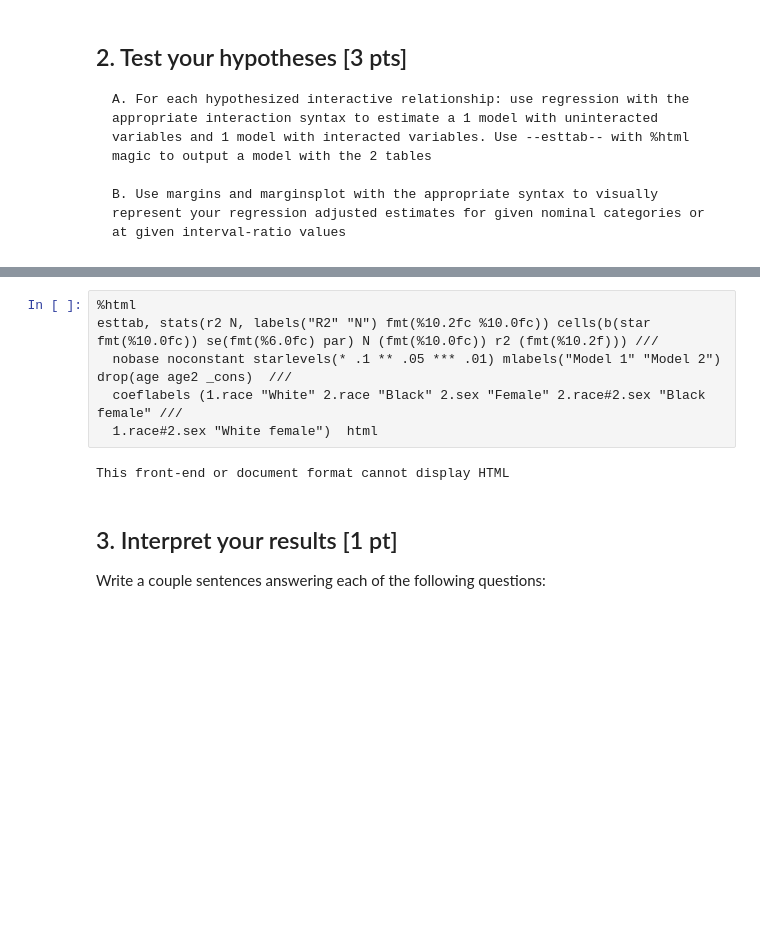
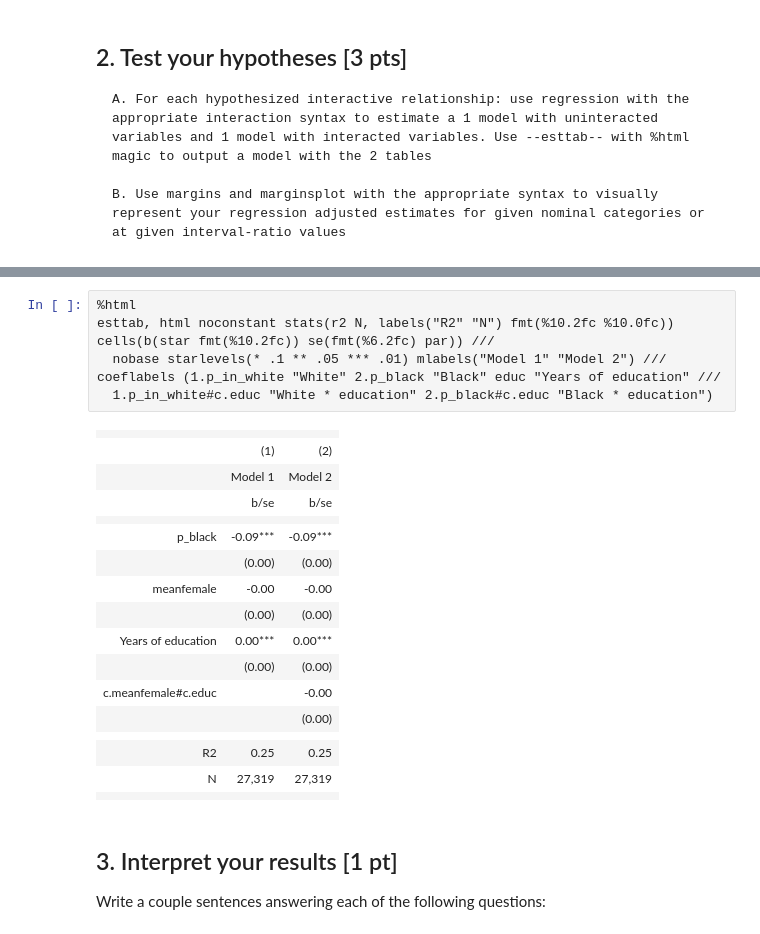
Before and after one commit to scarmen26/Methods-review, a Jupyter notebook: week8/researchassignment4.ipynb, the cells around one changed output, grey strips where cells are left out. Drawn from its saved outputs; the diff is of its cells as text; blank space fills up the shorter version.

```diff
--- a/week8/researchassignment4.ipynb
+++ b/week8/researchassignment4.ipynb
@@ -188,11 +183,27 @@ sex
 # %%
 %html
-esttab, stats(r2 N, labels("R2" "N") fmt(%10.2fc %10.0fc)) cells(b(star fmt(%10.0fc)) se(fmt(%6.0fc) par) N (fmt(%10.0fc)) r2 (fmt(%10.2f))) ///
-  nobase noconstant starlevels(* .1 ** .05 *** .01) mlabels("Model 1" "Model 2") drop(age age2 _cons)  ///
-  coeflabels (1.race "White" 2.race "Black" 2.sex "Female" 2.race#2.sex "Black female" ///
-  1.race#2.sex "White female")  html
+esttab, html noconstant stats(r2 N, labels("R2" "N") fmt(%10.2fc %10.0fc)) cells(b(star fmt(%10.2fc)) se(fmt(%6.2fc) par)) ///
+  nobase starlevels(* .1 ** .05 *** .01) mlabels("Model 1" "Model 2") ///
+coeflabels (1.p_in_white "White" 2.p_black "Black" educ "Years of education" ///
+  1.p_in_white#c.educ "White * education" 2.p_black#c.educ "Black * education")
 # %% [output]
-This front-end or document format cannot display HTML
+|  |  |  |
+|  | (1) | (2) |
+|  | Model 1 | Model 2 |
+|  | b/se | b/se |
+|  |  |  |
+| p_black | -0.09*** | -0.09*** |
+|  | (0.00) | (0.00) |
+| meanfemale | -0.00 | -0.00 |
+|  | (0.00) | (0.00) |
+| Years of education | 0.00*** | 0.00*** |
+|  | (0.00) | (0.00) |
+| c.meanfemale#c.educ |  | -0.00 |
+|  |  | (0.00) |
+|  |  |  |
+| R2 | 0.25 | 0.25 |
+| N | 27,319 | 27,319 |
+|  |  |  |
 # %% [markdown]
 ## 3. Interpret your results [1 pt]
 
```
Also changed, not shown: parts of 12 cells of this notebook.
